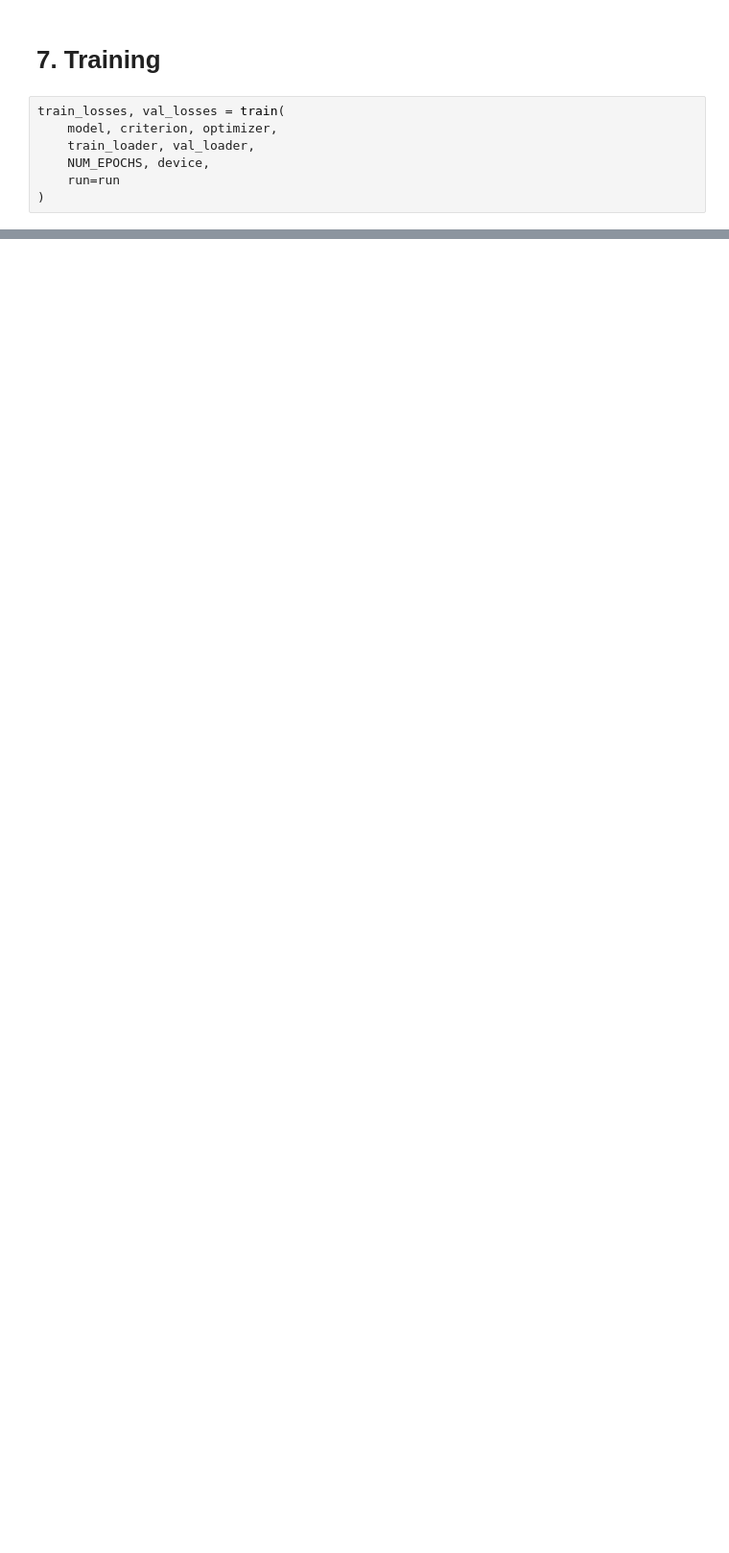
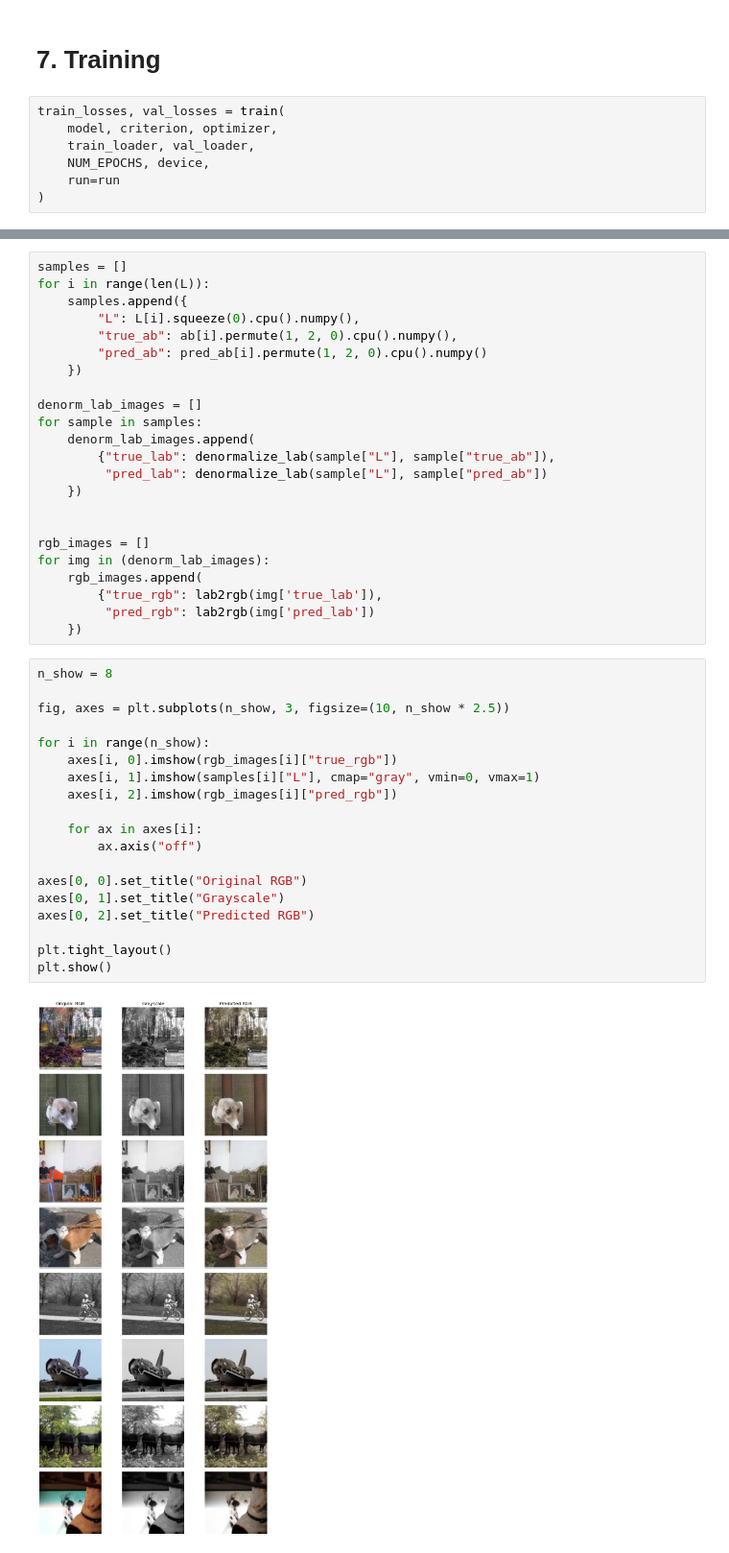
Before and after one commit to rimfa/image-colorization, a Jupyter notebook: notebooks/03_unet_baseline.ipynb, the cells around one changed output, grey strips where cells are left out. Shown at 96% size. Drawn from its saved outputs; the diff is of its cells as text; blank space fills up the shorter version.

```diff
--- a/notebooks/03_unet_baseline.ipynb
+++ b/notebooks/03_unet_baseline.ipynb
@@ -276,0 +281,44 @@ Find logs at: /content/wandb/run-20261026_092634-ngviphfh/logs
+# %%
+samples = []
+for i in range(len(L)):
+    samples.append({
+        "L": L[i].squeeze(0).cpu().numpy(),
+        "true_ab": ab[i].permute(1, 2, 0).cpu().numpy(),
+        "pred_ab": pred_ab[i].permute(1, 2, 0).cpu().numpy()
+    })
+
+denorm_lab_images = []
+for sample in samples:
+    denorm_lab_images.append(
+        {"true_lab": denormalize_lab(sample["L"], sample["true_ab"]),
+         "pred_lab": denormalize_lab(sample["L"], sample["pred_ab"])
+    })
+
+
+rgb_images = []
+for img in (denorm_lab_images):
+    rgb_images.append(
+        {"true_rgb": lab2rgb(img['true_lab']),
+         "pred_rgb": lab2rgb(img['pred_lab'])
+    })
+# %%
+n_show = 8
+
+fig, axes = plt.subplots(n_show, 3, figsize=(10, n_show * 2.5))
+
+for i in range(n_show):
+    axes[i, 0].imshow(rgb_images[i]["true_rgb"])
+    axes[i, 1].imshow(samples[i]["L"], cmap="gray", vmin=0, vmax=1)
+    axes[i, 2].imshow(rgb_images[i]["pred_rgb"])
+
+    for ax in axes[i]:
+        ax.axis("off")
+
+axes[0, 0].set_title("Original RGB")
+axes[0, 1].set_title("Grayscale")
+axes[0, 2].set_title("Predicted RGB")
+
+plt.tight_layout()
+plt.show()
+# %% [output]
+[figure, added]
```
Also changed, not shown: parts of 19 cells of this notebook.
